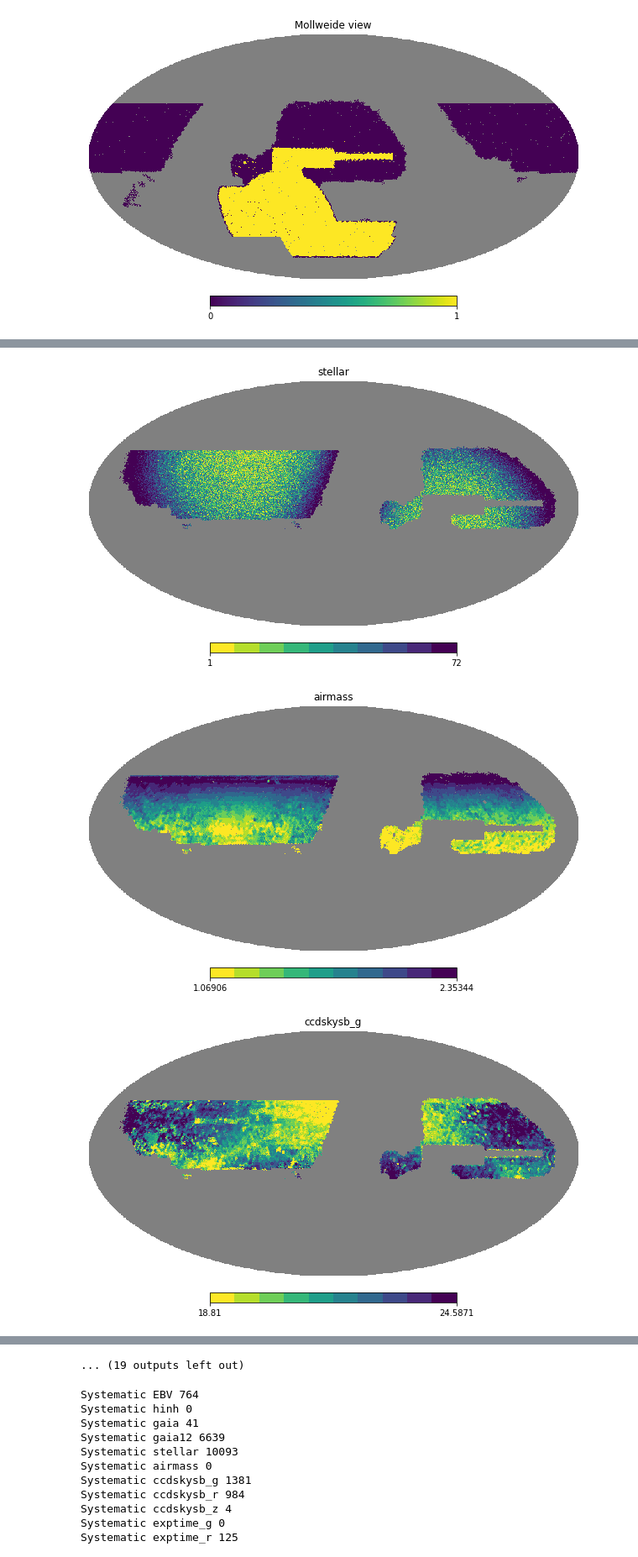
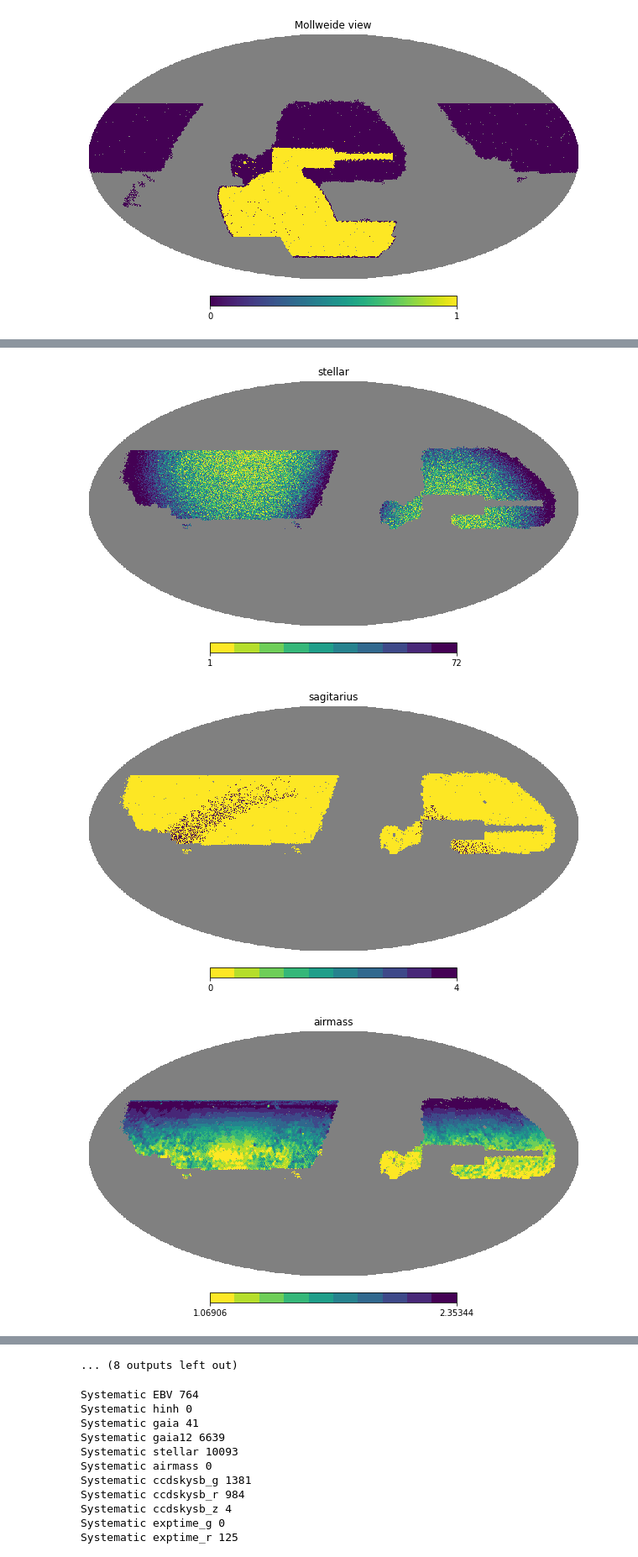
Before and after one commit to elleggert/astrostatistics, a Jupyter notebook: data_preprocessing/dataset_preparation/scaling_sys_maps.ipynb, the cells around one changed output, grey strips where cells are left out. Shown at 84% size. Saved outputs shown, nothing was run; the diff lists cells and outputs as text; code cells hidden in the pictures.

```diff
--- a/data_preprocessing/dataset_preparation/scaling_sys_maps.ipynb
+++ b/data_preprocessing/dataset_preparation/scaling_sys_maps.ipynb
@@ -86,30 +86,26 @@ data = southdata
 # %%
 # simply plot all maps
 
 names = [
     'exposures',
     'EBV',
-    'hinh', 'gaia', 'gaia12', 'stellar', 'airmass',
+    'hinh', 'gaia', 'gaia12', 'stellar', 'sagitarius', 'airmass',
     'ccdskysb_g', 'ccdskysb_r', 'ccdskysb_z',
     'exptime_g', 'exptime_r', 'exptime_z',
     'seeing_g', 'seeing_r', 'seeing_z',
-    'meansky_g', 'meansky_r', 'meansky_z',
-    'galdepth_g', 'galdepth_r', 'galdepth_z',
-    'psfdepth_g', 'psfdepth_r', 'psfdepth_z',
-    'psfnorm_mean_g', 'psfnorm_mean_r', 'psfnorm_mean_z',
-    'gausspsfdepth_g', 'gausspsfdepth_r', 'gausspsfdepth_z'
+    'meansky_g', 'meansky_r', 'meansky_z'
 ]
 
 for i, nm in enumerate(names):
     hpmap = np.zeros(hp.nside2npix(512)) + hp.UNSEEN
     hpmap[data['pixel_id']] = data[nm]
     hp.mollview(hpmap, hold=False, cmap=cm.get_cmap('viridis_r', 10), norm='hist', rot=110, title=nm)
 # %% [output]
 [figure]
 [figure]
 [figure]
 [figure]
 [figure]
 [figure]
-[figure, old version]
+[figure, new version]
-[figure, old version]
+[figure, new version]
@@ -120,4 +116,4 @@ for i, nm in enumerate(names):
-... (19 outputs left out)
+... (8 outputs left out)
 # %%
 # which ones to make mask cuts on?
 
```
Also changed, not shown: parts of 15 cells of this notebook, 1 other file.
